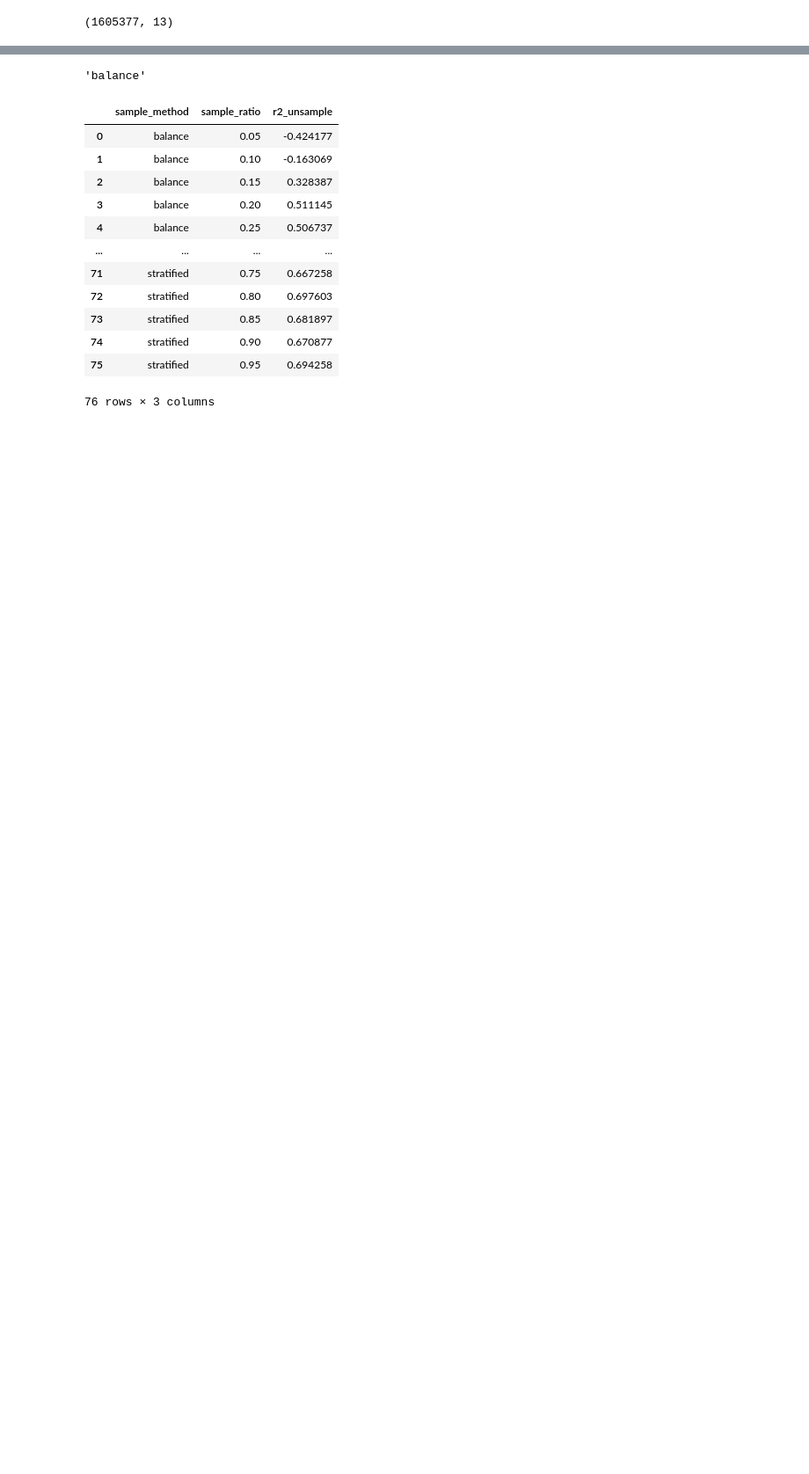
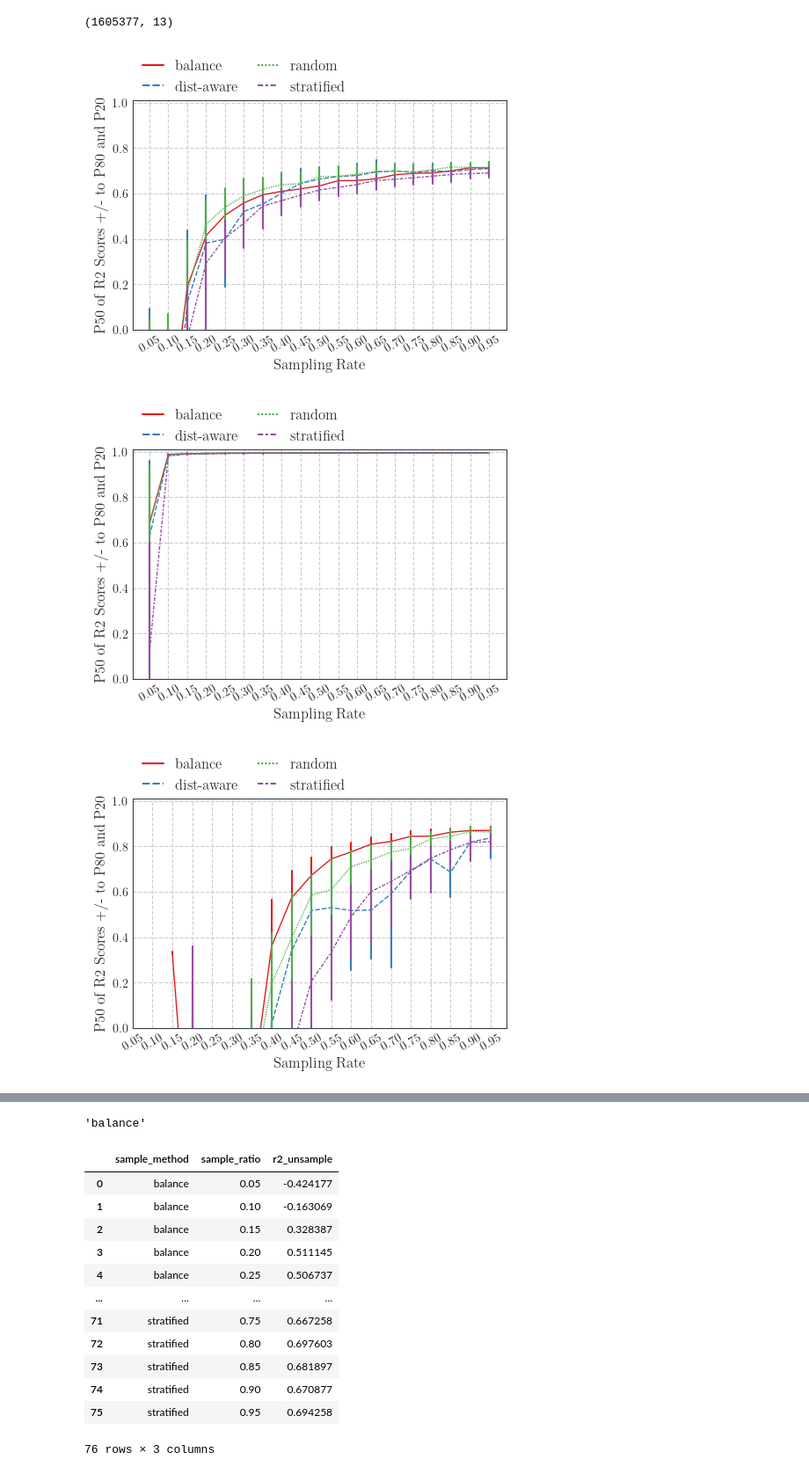
Before and after one commit to huiyujie/ExtensiveEval, a Jupyter notebook: anova_analysis/vldb_figures-split.ipynb, the cells around one changed output, grey strips where cells are left out. Shown at 88% size. Cells and saved outputs as stored; diff of their text form; code cells hidden in the pictures; blank space fills up the shorter version.

```diff
--- a/anova_analysis/vldb_figures-split.ipynb
+++ b/anova_analysis/vldb_figures-split.ipynb
@@ -158,36 +158,40 @@ all_algs = df.alg.unique()
 x_labels = [f"{i:.2f}" for i in np.arange(0.05, 1, 0.05)]
 for idx, alg_name in enumerate(all_algs):
     # ax = axs[idx//3][idx%3]
-    fig, ax = plt.subplots(1, 1, figsize=fig_size_one,constrained_layout=True)
+    fig, ax = plt.subplots(1, 1, figsize=(4.78,3.7),constrained_layout=True)
     sns.lineplot(data=r2_unsamples[r2_unsamples.alg==alg_name],
                  x="sample_ratio",
                  y="r2_unsample",
                  estimator="median",
                  palette="Set1",
                  errorbar=("pi",60),
                  err_style="bars",
                  ax=ax,
                  dashes=True,
                  hue="sample_method",
                  style = "sample_method",
                  ms = 1, mew = 2,
                  linewidth=1.0)
     ax.set_xticks(np.arange(0.05, 1, 0.05))
     ax.set_xticklabels(x_labels,rotation=30)
     ax.set_xlabel("Sampling Rate")
     ax.set_ylabel("P50 of R2 Scores +/- to P80 and P20")
     min_r2 = r2_unsamples[r2_unsamples.alg==alg_name].groupby(by=["sample_method","sample_ratio"])["r2_unsample"].quantile(0.2).min()
     # if min_r2 < -5:
     #     ax.set_ylim([-5,1])
     # elif min_r2 < 0:
     #     ax.set_ylim([-1,1])
     # elif min_r2 < 0.4:
     # if min_r2 < 0.5:
     #     ax.set_ylim([0,1.1])
     # else:
     #     ax.set_ylim([0.5,1.1])
     ax.set_ylim([0,1.01])
-    ax.legend(loc='upper left', bbox_to_anchor=(0., 1.3, 0, .102), ncol=2, borderaxespad=0.,numpoints=2)
+    ax.legend(loc='upper left', bbox_to_anchor=(0., 1.1, 0, .102), ncol=2, borderaxespad=0.,numpoints=2)
     fig.savefig(f"{out_base}/{alg_name}.pdf",bbox_inches = 'tight',dpi=100,format='pdf')
 
 # fig.savefig(f"{out_base}/anova_r2_unsample.pdf",bbox_inches = 'tight',dpi=100,format='pdf')
+# %% [output]
+[figure, added]
+[figure, added]
+[figure, added]
```
Also changed, not shown: parts of 6 cells of this notebook.
